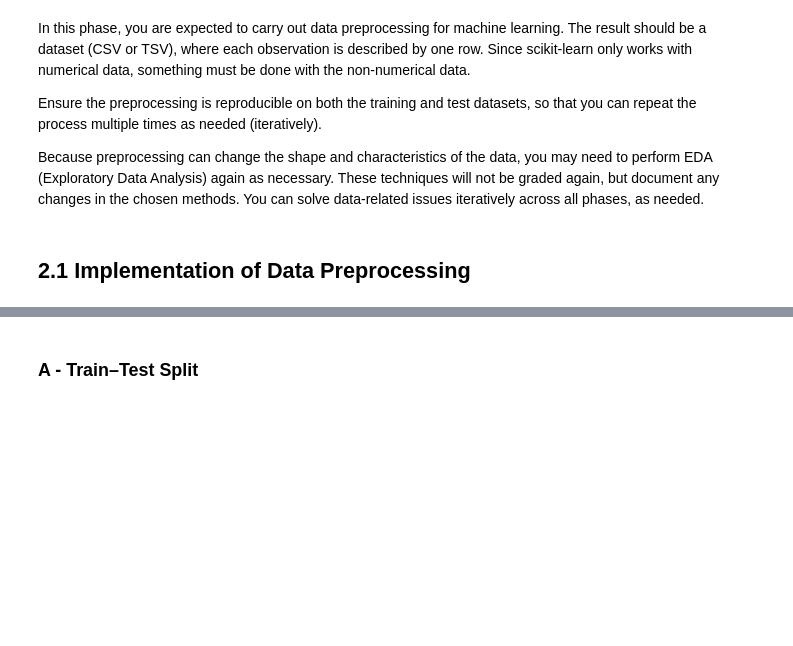
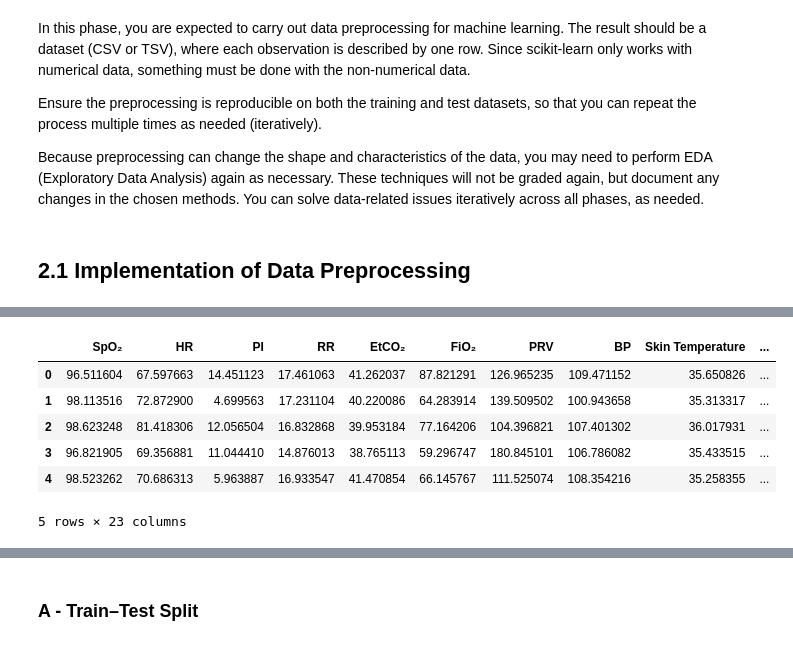
Before and after one commit to kurcinamarian/IAU, a Jupyter notebook: phase_2.ipynb, the cells around one changed output, grey strips where cells are left out. Cells and saved outputs as stored; diff of their text form; code cells hidden in the pictures; blank space fills up the shorter version.

```diff
--- a/phase_2.ipynb
+++ b/phase_2.ipynb
@@ -42,0 +174,36 @@ You can solve data-related issues iteratively across all phases, as needed.
+# %%
+def enforce_value_ranges(df, ranges):
+    df = df.copy()
+
+    for col, valid_range in ranges.items():
+        if col not in df.columns:
+            continue
+        if valid_range is None:
+            continue  # skip features with no range
+
+        low, high = valid_range
+
+        # Convert to numeric if needed
+        df[col] = pd.to_numeric(df[col], errors='coerce')
+
+        # Replace anything outside the range with NaN
+        mask = ~df[col].between(low, high, inclusive='both')
+        df.loc[mask, col] = np.nan
+
+    return df
+# %%
+observation = enforce_schema(observation, observation_schema)
+observation = enforce_value_ranges(observation, valid_ranges)
+
+station = enforce_schema(station, station_schema)
+
+patient = enforce_schema(patient, patient_schema)
+observation.head()
+# %% [output]
+|  | SpO₂ | HR | PI | RR | EtCO₂ | FiO₂ | PRV | BP | Skin Temperature | ... |
+| 0 | 96.511604 | 67.597663 | 14.451123 | 17.461063 | 41.262037 | 87.821291 | 126.965235 | 109.471152 | 35.650826 | ... |
+| 1 | 98.113516 | 72.872900 | 4.699563 | 17.231104 | 40.220086 | 64.283914 | 139.509502 | 100.943658 | 35.313317 | ... |
+| 2 | 98.623248 | 81.418306 | 12.056504 | 16.832868 | 39.953184 | 77.164206 | 104.396821 | 107.401302 | 36.017931 | ... |
+| 3 | 96.821905 | 69.356881 | 11.044410 | 14.876013 | 38.765113 | 59.296747 | 180.845101 | 106.786082 | 35.433515 | ... |
+| 4 | 98.523262 | 70.686313 | 5.963887 | 16.933547 | 41.470854 | 66.145767 | 111.525074 | 108.354216 | 35.258355 | ... |
+5 rows × 23 columns
```
Also changed, not shown: parts of 30 cells of this notebook.
